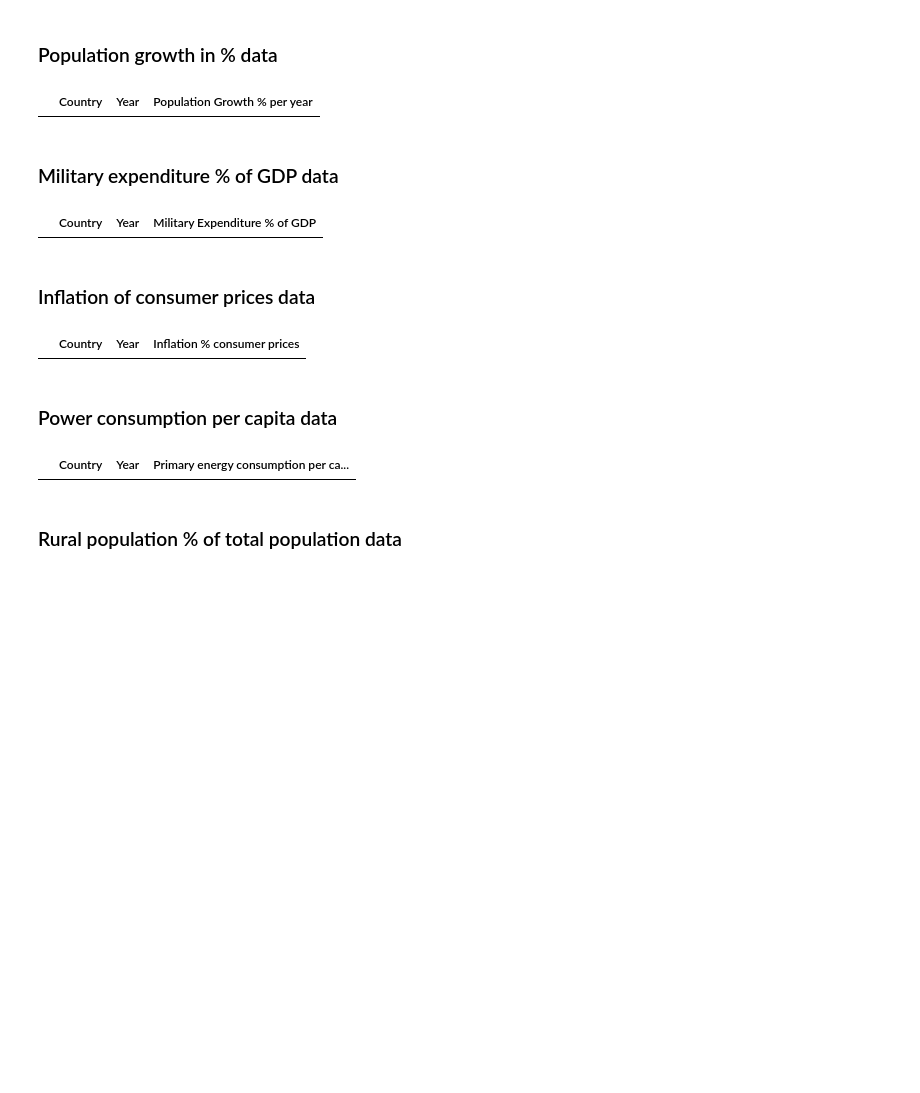
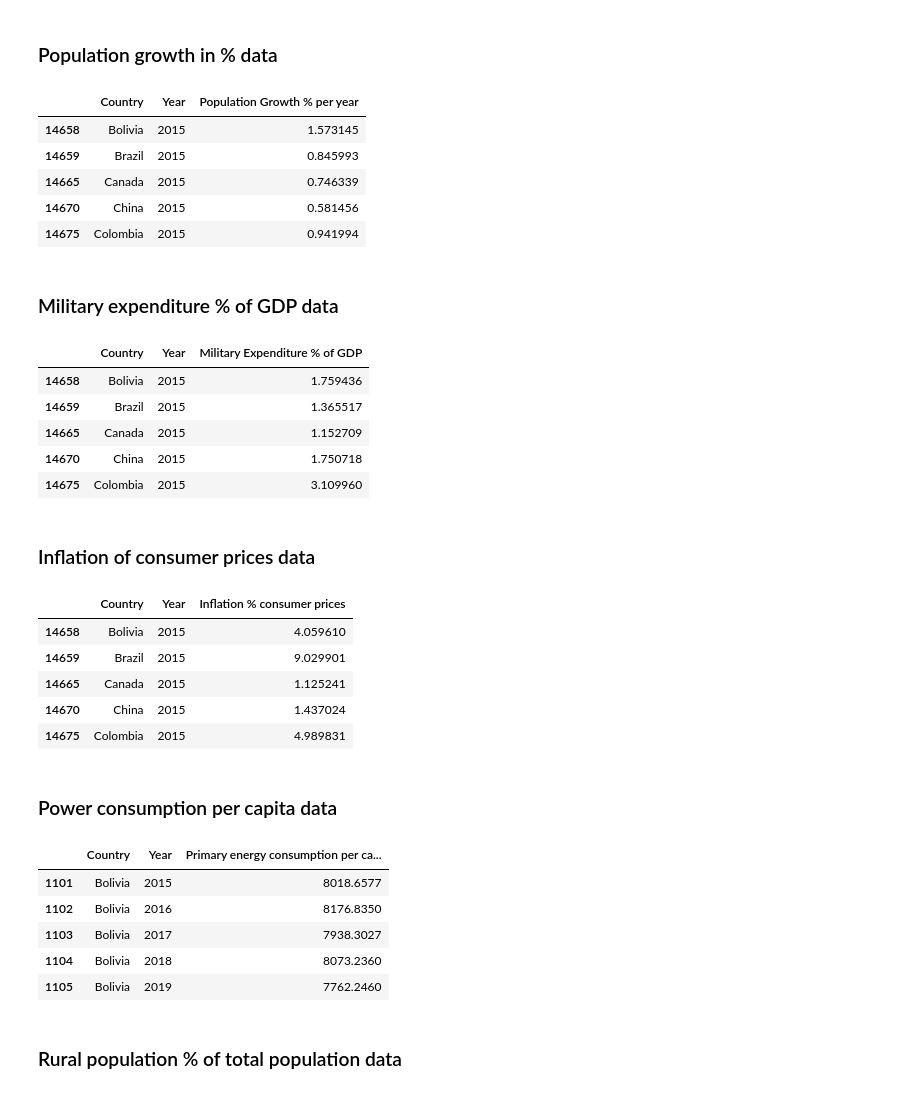
Before and after one commit to thirdcoffee/predicting-world-happiness, a Jupyter notebook: notebooks/predictor.ipynb, the cells around one changed output. Drawn from its saved outputs; the diff is of its cells as text; code cells hidden in the pictures; blank space fills up the shorter version.

Commit message:
Data cleanup and first test model implementation

```diff
--- a/notebooks/predictor.ipynb
+++ b/notebooks/predictor.ipynb
@@ -156,27 +168,37 @@ co2_df.loc[co2_df['CO2 Emissions per capita in tons'].isna()]
 # %%
 pg_df = pd.read_csv('../data/population_growth.csv')
 
 # Remove unnecessary columns
 pg_df.drop(columns=['Country Code', 'Indicator Name', 'Indicator Code', 'Unnamed: 67'], inplace=True)
 
 # Rename country column to match other frames
 pg_df.rename(columns={'Country Name': 'Country'}, inplace=True)
+
+# Rename some countries to match other data
+pg_df['Country'].replace({'Iran, Islamic Rep.': 'Iran',
+                          'Korea, Rep.': 'South Korea',
+                          'Egypt, Arab Rep.': 'Egypt'}, inplace=True)
 
 # Melt frame
 pg_df = pd.melt(pg_df, id_vars=['Country'], var_name='Year', value_name='Population Growth % per year')
 
 # Convert Year to int
 pg_df['Year'] = pg_df['Year'].astype(int)
 
 # Filter to 2015-2021
 pg_df = pg_df.loc[pg_df['Year'].isin(range(start_year, end_year+1))]
 
 # Filter to country set
 pg_df = pg_df[pg_df['Country'].isin(country_set)]
 
-pg_df.loc[pg_df['Population Growth % per year'].isna()]
+pg_df.head()
 # %% [output]
 |  | Country | Year | Population Growth % per year |
+| 14658 | Bolivia | 2015 | 1.573145 |
+| 14659 | Brazil | 2015 | 0.845993 |
+| 14665 | Canada | 2015 | 0.746339 |
+| 14670 | China | 2015 | 0.581456 |
+| 14675 | Colombia | 2015 | 0.941994 |
 # %% [markdown]
 ### Military expenditure % of GDP data
 # %%
@@ -187,6 +209,11 @@ me_df.drop(columns=['Country Code', 'Indicator Name', 'Indicator Code', 'Unnamed
 
 # Rename country column to match other frames
 me_df.rename(columns={'Country Name': 'Country'}, inplace=True)
+
+# Rename some countries to match other data
+me_df['Country'].replace({'Iran, Islamic Rep.': 'Iran',
+                          'Korea, Rep.': 'South Korea',
+                          'Egypt, Arab Rep.': 'Egypt'}, inplace=True)
 
 # Melt frame
 me_df = pd.melt(me_df, id_vars=['Country'], var_name='Year', value_name='Military Expenditure % of GDP')
@@ -200,9 +227,14 @@ me_df = me_df.loc[me_df['Year'].isin(range(start_year, end_year+1))]
 # Filter to country set
 me_df = me_df[me_df['Country'].isin(country_set)]
 
-me_df.loc[me_df['Military Expenditure % of GDP'].isna()]
+me_df.head()
 # %% [output]
 |  | Country | Year | Military Expenditure % of GDP |
+| 14658 | Bolivia | 2015 | 1.759436 |
+| 14659 | Brazil | 2015 | 1.365517 |
+| 14665 | Canada | 2015 | 1.152709 |
+| 14670 | China | 2015 | 1.750718 |
+| 14675 | Colombia | 2015 | 3.109960 |
 # %% [markdown]
 ### Inflation of consumer prices data
 # %%
@@ -213,6 +245,11 @@ if_df.drop(columns=['Country Code', 'Indicator Name', 'Indicator Code', 'Unnamed
 
 # Rename country column to match other frames
 if_df.rename(columns={'Country Name': 'Country'}, inplace=True)
+
+# Rename some countries to match other data
+if_df['Country'].replace({'Iran, Islamic Rep.': 'Iran',
+                          'Korea, Rep.': 'South Korea',
+                          'Egypt, Arab Rep.': 'Egypt'}, inplace=True)
 
 # Melt frame
 if_df = pd.melt(if_df, id_vars=['Country'], var_name='Year', value_name='Inflation % consumer prices')
@@ -226,9 +263,14 @@ if_df = if_df.loc[if_df['Year'].isin(range(start_year, end_year+1))]
 # Filter to country set
 if_df = if_df[if_df['Country'].isin(country_set)]
 
-if_df.loc[if_df['Inflation % consumer prices'].isna()]
+if_df.head()
 # %% [output]
 |  | Country | Year | Inflation % consumer prices |
+| 14658 | Bolivia | 2015 | 4.059610 |
+| 14659 | Brazil | 2015 | 9.029901 |
+| 14665 | Canada | 2015 | 1.125241 |
+| 14670 | China | 2015 | 1.437024 |
+| 14675 | Colombia | 2015 | 4.989831 |
 # %% [markdown]
 ### Power consumption per capita data
 # %%
@@ -246,9 +288,14 @@ pc_df = pc_df.loc[pc_df['Year'].isin(range(start_year, end_year+1))]
 # Filter to country set
 pc_df = pc_df[pc_df['Country'].isin(country_set)]
 
-pc_df.loc[pc_df['Primary energy consumption per capita (kWh/person)'].isna()]
+pc_df.head()
 # %% [output]
 |  | Country | Year | Primary energy consumption per ca... |
+| 1101 | Bolivia | 2015 | 8018.6577 |
+| 1102 | Bolivia | 2016 | 8176.8350 |
+| 1103 | Bolivia | 2017 | 7938.3027 |
+| 1104 | Bolivia | 2018 | 8073.2360 |
+| 1105 | Bolivia | 2019 | 7762.2460 |
 # %% [markdown]
 ### Rural population % of total population data
 # %%
```
Also changed, not shown: parts of 12 cells of this notebook.
